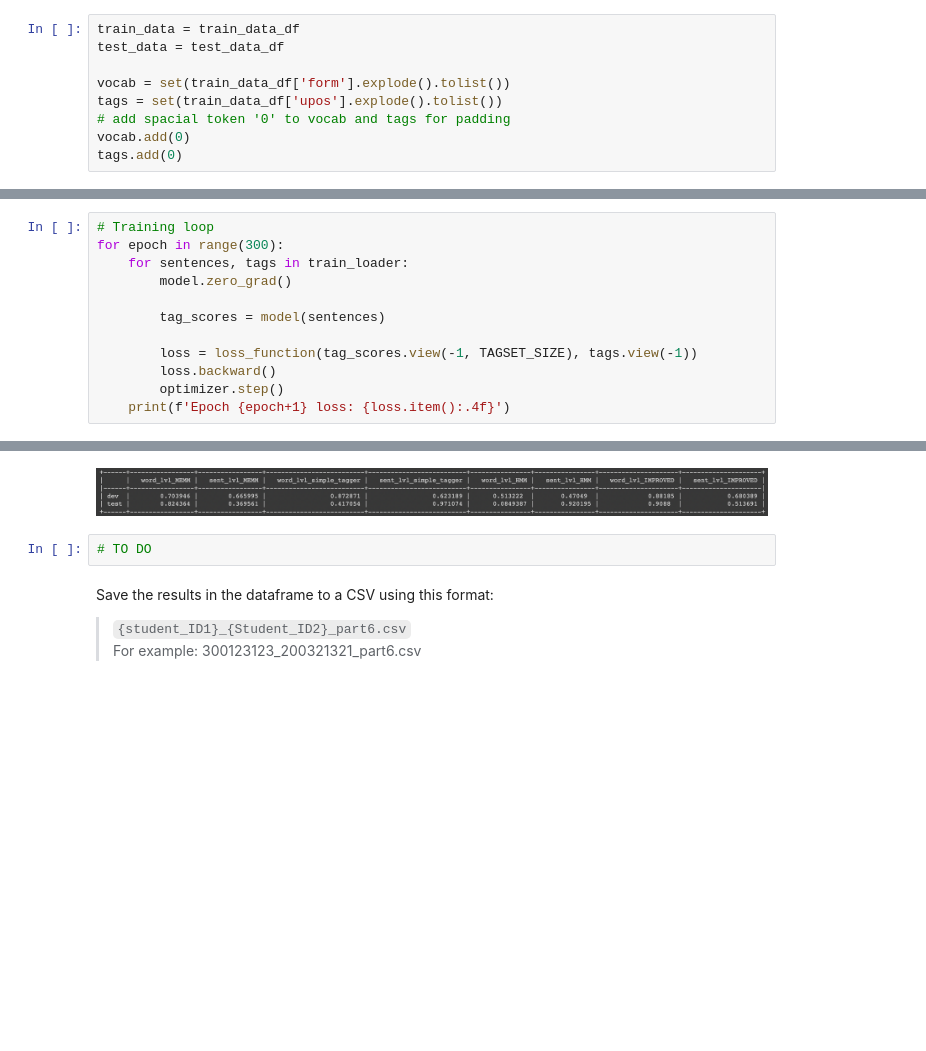
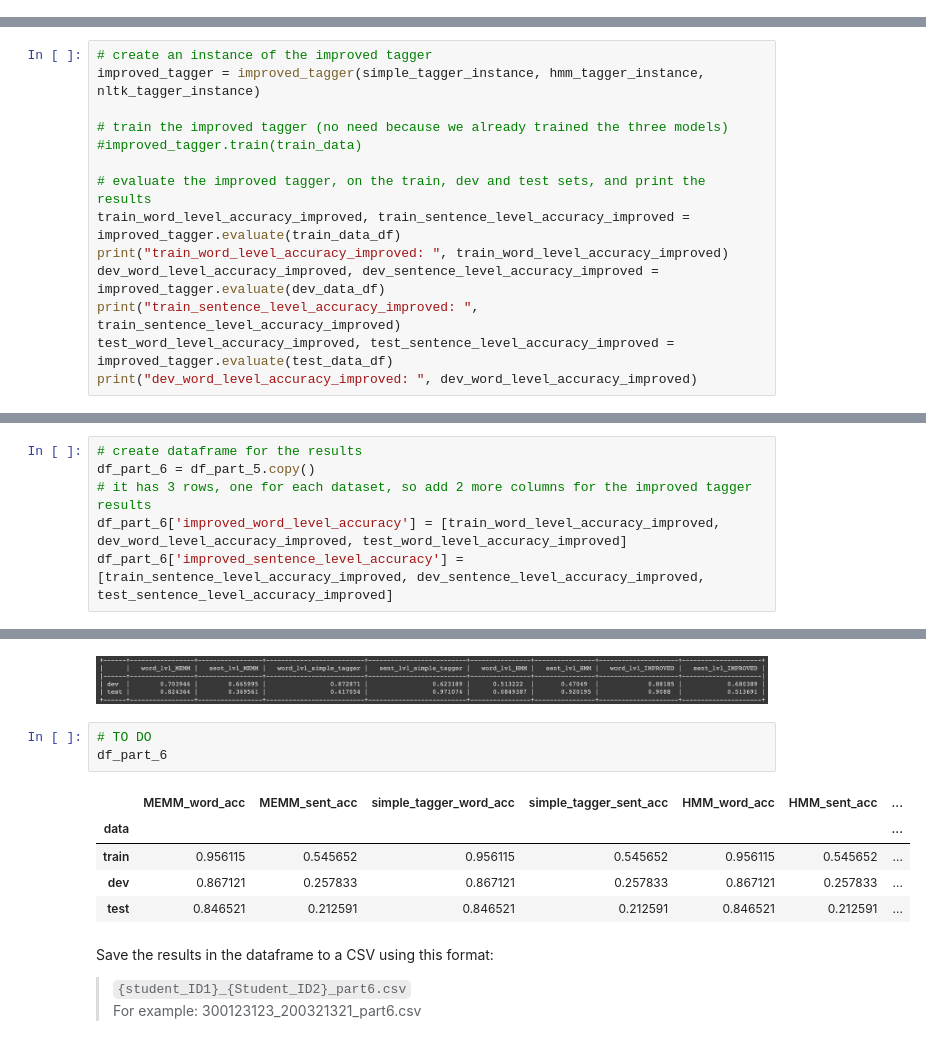
Before and after one commit to Lior-Baruch/NLP, a Jupyter notebook: HW2/Assignment_2_Tagging_new.ipynb, the cells around one changed output, grey strips where cells are left out. Cells and saved outputs as stored; diff of their text form; blank space fills up the shorter version.

Commit message:
finished improved? also, why simple and nltk give same acc?

```diff
--- a/HW2/Assignment_2_Tagging_new.ipynb
+++ b/HW2/Assignment_2_Tagging_new.ipynb
@@ -805,9 +834,0 @@ import torch.nn.functional as F
-# %%
-train_data = train_data_df
-test_data = test_data_df
-
-vocab = set(train_data_df['form'].explode().tolist())
-tags = set(train_data_df['upos'].explode().tolist())
-# add spacial token '0' to vocab and tags for padding
-vocab.add(0)
-tags.add(0)
@@ -886,12 +834,0 @@ Epoch 300 loss: 0.1237
-# %%
-# Training loop
-for epoch in range(300):
-    for sentences, tags in train_loader:
-        model.zero_grad()
-
-        tag_scores = model(sentences)
-
-        loss = loss_function(tag_scores.view(-1, TAGSET_SIZE), tags.view(-1))
-        loss.backward()
-        optimizer.step()
-    print(f'Epoch {epoch+1} loss: {loss.item():.4f}')
@@ -994,0 +908,14 @@ Test accuracy: 43.8796
+# %%
+# create an instance of the improved tagger
+improved_tagger = improved_tagger(simple_tagger_instance, hmm_tagger_instance, nltk_tagger_instance)
+
+# train the improved tagger (no need because we already trained the three models)
+#improved_tagger.train(train_data)
+
+# evaluate the improved tagger, on the train, dev and test sets, and print the results
+train_word_level_accuracy_improved, train_sentence_level_accuracy_improved = improved_tagger.evaluate(train_data_df)
+print("train_word_level_accuracy_improved: ", train_word_level_accuracy_improved)
+dev_word_level_accuracy_improved, dev_sentence_level_accuracy_improved = improved_tagger.evaluate(dev_data_df)
+print("train_sentence_level_accuracy_improved: ", train_sentence_level_accuracy_improved)
+test_word_level_accuracy_improved, test_sentence_level_accuracy_improved = improved_tagger.evaluate(test_data_df)
+print("dev_word_level_accuracy_improved: ", dev_word_level_accuracy_improved)
@@ -995,3 +926,9 @@ Test accuracy: 43.8796
+# %%
+# create dataframe for the results
+df_part_6 = df_part_5.copy()
+# it has 3 rows, one for each dataset, so add 2 more columns for the improved tagger results
+df_part_6['improved_word_level_accuracy'] = [train_word_level_accuracy_improved, dev_word_level_accuracy_improved, test_word_level_accuracy_improved]
+df_part_6['improved_sentence_level_accuracy'] = [train_sentence_level_accuracy_improved, dev_sentence_level_accuracy_improved, test_sentence_level_accuracy_improved]
 # %% [markdown]
 ## Part 6 - Results
 # %% [markdown]
@@ -1000,6 +937,13 @@ Print your results in the following format:
 ![image.png](embedded-picture-1)
 # %%
 # TO DO
+df_part_6
+# %% [output]
+|  | MEMM_word_acc | MEMM_sent_acc | simple_tagger_word_acc | simple_tagger_sent_acc | HMM_word_acc | HMM_sent_acc | ... |
+| data |  |  |  |  |  |  | ... |
+| train | 0.956115 | 0.545652 | 0.956115 | 0.545652 | 0.956115 | 0.545652 | ... |
+| dev | 0.867121 | 0.257833 | 0.867121 | 0.257833 | 0.867121 | 0.257833 | ... |
+| test | 0.846521 | 0.212591 | 0.846521 | 0.212591 | 0.846521 | 0.212591 | ... |
 # %% [markdown]
 Save the results in the dataframe to a CSV using this format:
 > `{student_ID1}_{Student_ID2}_part6.csv`
```
Also changed, not shown: parts of 13 cells of this notebook.
